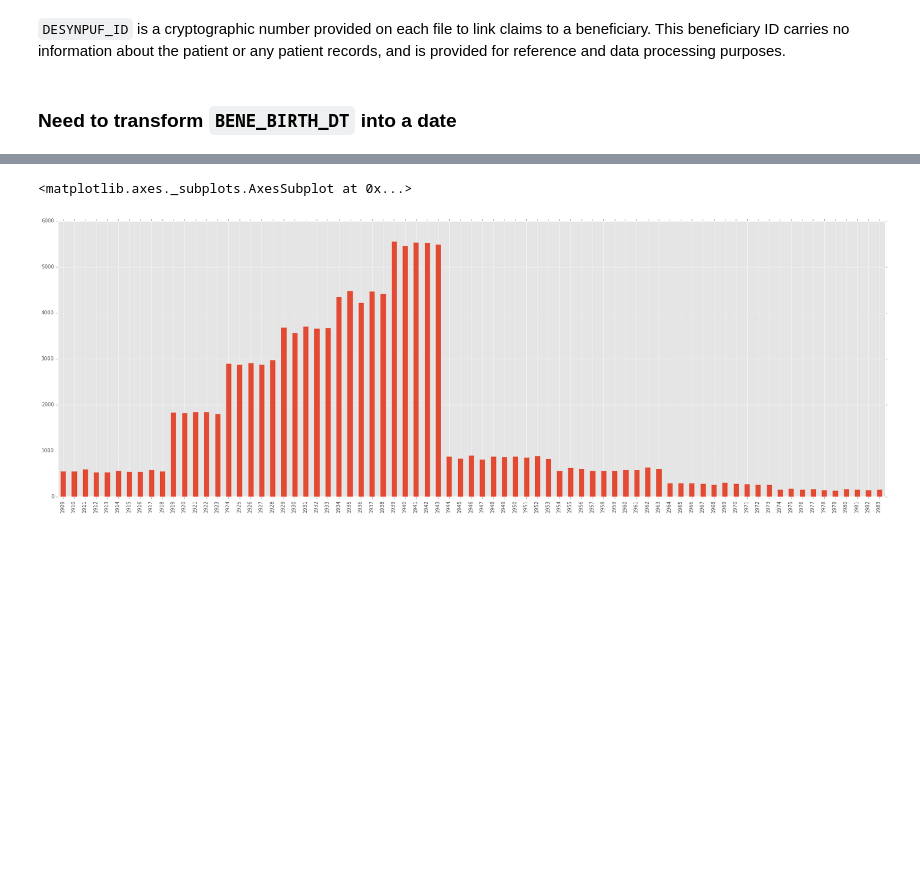
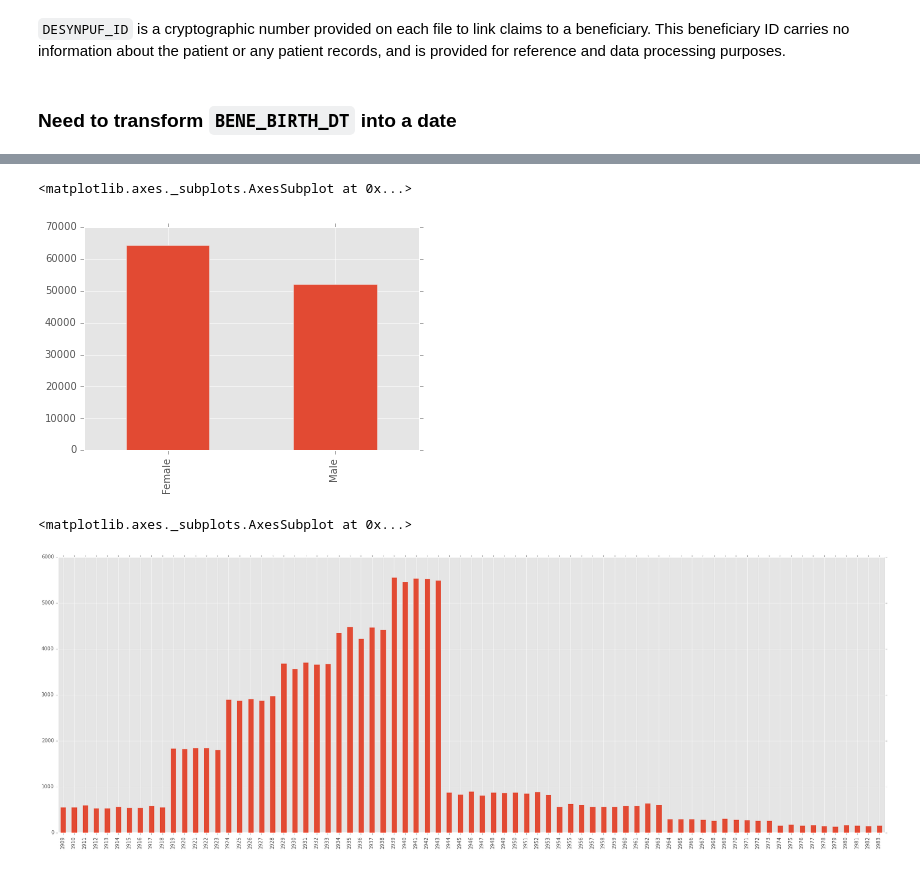
Before and after one commit to doolingdavid/synpuf, a Jupyter notebook: parsing.ipynb, the cells around one changed output, grey strips where cells are left out. Cells and saved outputs as stored; diff of their text form; code cells hidden in the pictures; blank space fills up the shorter version.

```diff
--- a/parsing.ipynb
+++ b/parsing.ipynb
@@ -141,3 +129,8 @@ Name: BENE_BIRTH_DT, dtype: datetime64[ns]
+# %%
+dfbene2008['BENE_SEX_IDENT_CD'].value_counts().plot(kind='bar')
+# %% [output]
+<matplotlib.axes._subplots.AxesSubplot at 0x...>
+[figure, added]
 # %%
 dfbene2008['BENE_BIRTH_DT'].dt.year.value_counts().sort_index().plot(kind='bar',figsize=(30,10))
 # %% [output]
```
Also changed, not shown: parts of 16 cells of this notebook.
